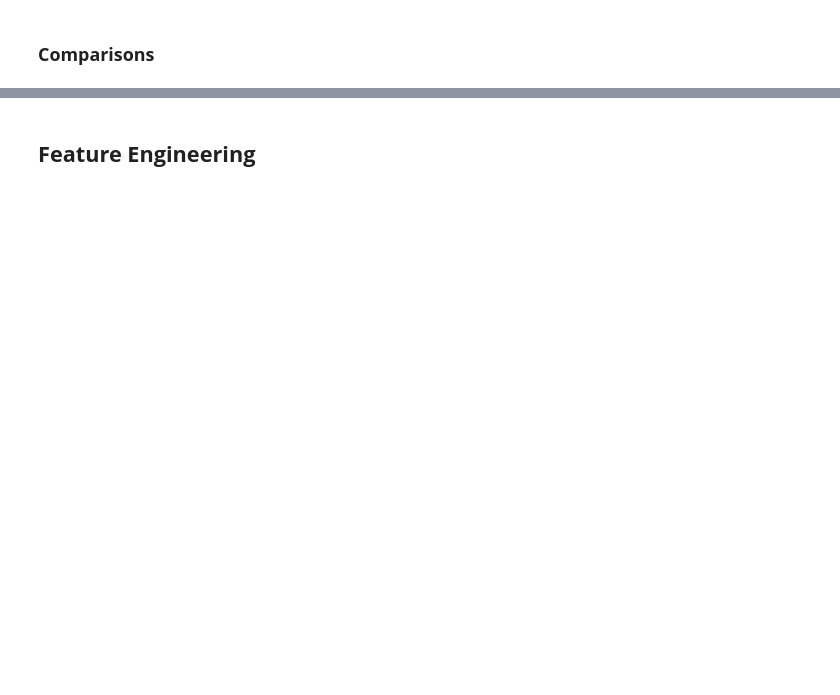
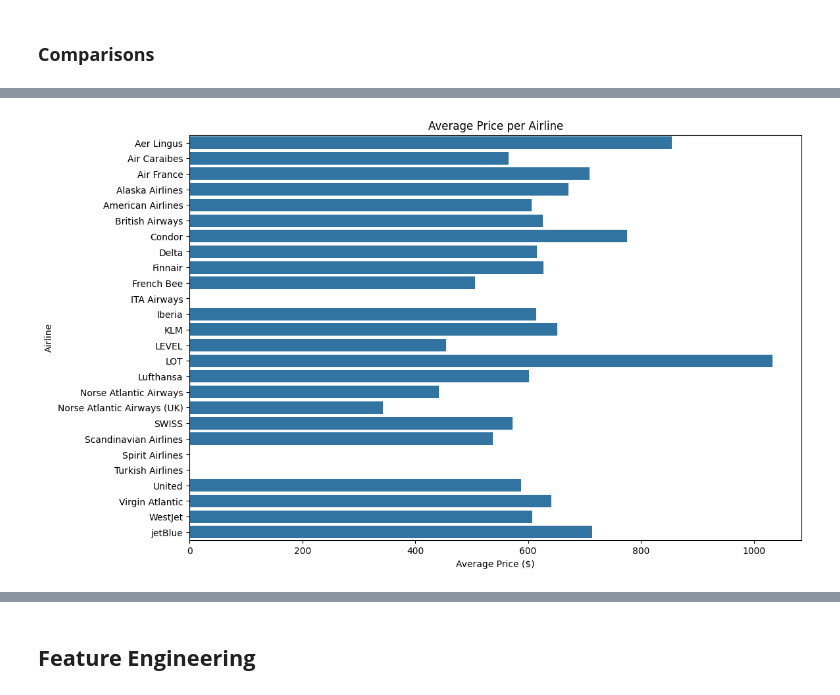
Before and after one commit to katrinekjaergaard/dsp-flight, a Jupyter notebook: flight_ticket_analysis.ipynb, the cells around one changed output, grey strips where cells are left out. Saved outputs shown, nothing was run; the diff lists cells and outputs as text; code cells hidden in the pictures; blank space fills up the shorter version.

```diff
--- a/flight_ticket_analysis.ipynb
+++ b/flight_ticket_analysis.ipynb
@@ -324,0 +325,10 @@ The `ci` parameter is deprecated. Use `errorbar=None` for the same effect.
+# %%
+plt.figure(figsize=(12, 8))
+average_price_per_airline = df.groupby('Airline')['Price'].mean().sort_values(False)
+sns.barplot(x=average_price_per_airline.values, y=average_price_per_airline.index)
+plt.title('Average Price per Airline')
+plt.xlabel('Average Price ($)')
+plt.ylabel('Airline')
+plt.show()
+# %% [output]
+[figure, added]
```
Also changed, not shown: parts of 28 cells of this notebook.
